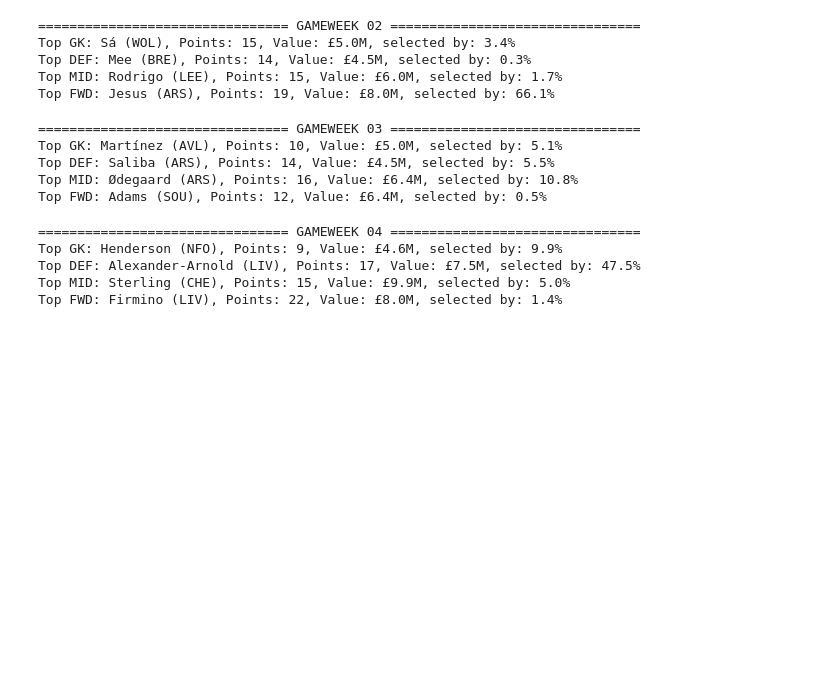
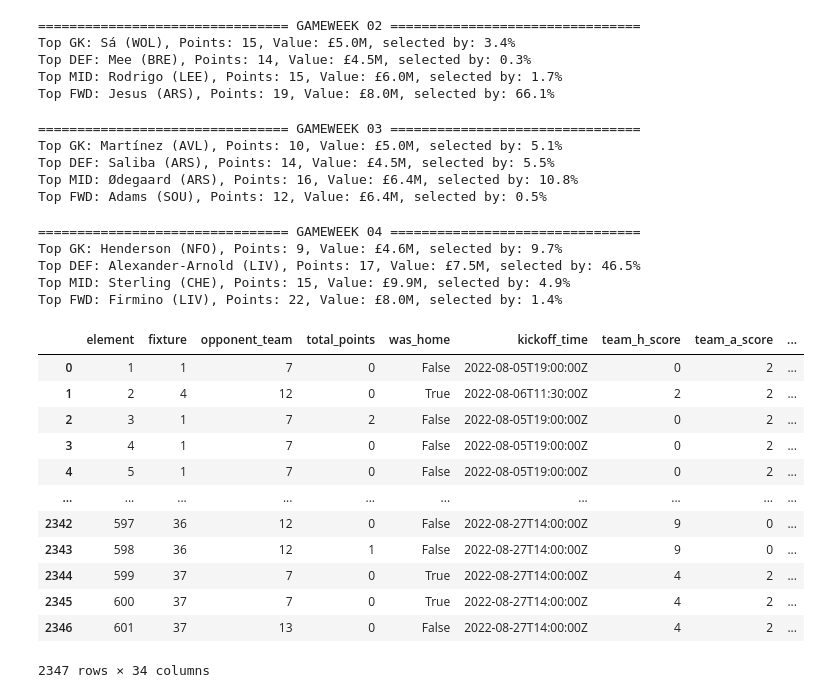
Before and after one commit to umarfb/FPL_API, a Jupyter notebook: fpl_analysis.ipynb, the cells around one changed output. Saved outputs shown, nothing was run; the diff lists cells and outputs as text; code cells hidden in the pictures; blank space fills up the shorter version.

```diff
--- a/fpl_analysis.ipynb
+++ b/fpl_analysis.ipynb
@@ -192,10 +192,10 @@ top_pos = [top_points_players(df, 10) for df in gw4_pos]
 
 print('='*32 + ' GAMEWEEK 04 ' + '='*32)
 for df in top_pos:
-    top_players_summary(df, 9.5e6)
+    top_players_summary(df, 9.7e6)
 # %% [output]
 ================================ GAMEWEEK 04 ================================
-Top GK: Henderson (NFO), Points: 9, Value: £4.6M, selected by: 9.9%
-Top DEF: Alexander-Arnold (LIV), Points: 17, Value: £7.5M, selected by: 47.5%
-Top MID: Sterling (CHE), Points: 15, Value: £9.9M, selected by: 5.0%
+Top GK: Henderson (NFO), Points: 9, Value: £4.6M, selected by: 9.7%
+Top DEF: Alexander-Arnold (LIV), Points: 17, Value: £7.5M, selected by: 46.5%
+Top MID: Sterling (CHE), Points: 15, Value: £9.9M, selected by: 4.9%
 Top FWD: Firmino (LIV), Points: 22, Value: £8.0M, selected by: 1.4%
@@ -201,0 +206,16 @@ Top FWD: Firmino (LIV), Points: 22, Value: £8.0M, selected by: 1.4%
+# %%
+gw_merged
+# %% [output]
+|  | element | fixture | opponent_team | total_points | was_home | kickoff_time | team_h_score | team_a_score | ... |
+| 0 | 1 | 1 | 7 | 0 | False | 2022-08-05T19:00:00Z | 0 | 2 | ... |
+| 1 | 2 | 4 | 12 | 0 | True | 2022-08-06T11:30:00Z | 2 | 2 | ... |
+| 2 | 3 | 1 | 7 | 2 | False | 2022-08-05T19:00:00Z | 0 | 2 | ... |
+| 3 | 4 | 1 | 7 | 0 | False | 2022-08-05T19:00:00Z | 0 | 2 | ... |
+| 4 | 5 | 1 | 7 | 0 | False | 2022-08-05T19:00:00Z | 0 | 2 | ... |
+| ... | ... | ... | ... | ... | ... | ... | ... | ... | ... |
+| 2342 | 597 | 36 | 12 | 0 | False | 2022-08-27T14:00:00Z | 9 | 0 | ... |
+| 2343 | 598 | 36 | 12 | 1 | False | 2022-08-27T14:00:00Z | 9 | 0 | ... |
+| 2344 | 599 | 37 | 7 | 0 | True | 2022-08-27T14:00:00Z | 4 | 2 | ... |
+| 2345 | 600 | 37 | 7 | 0 | True | 2022-08-27T14:00:00Z | 4 | 2 | ... |
+| 2346 | 601 | 37 | 13 | 0 | False | 2022-08-27T14:00:00Z | 4 | 2 | ... |
+2347 rows × 34 columns
```
Also changed, not shown: parts of 6 cells of this notebook.
